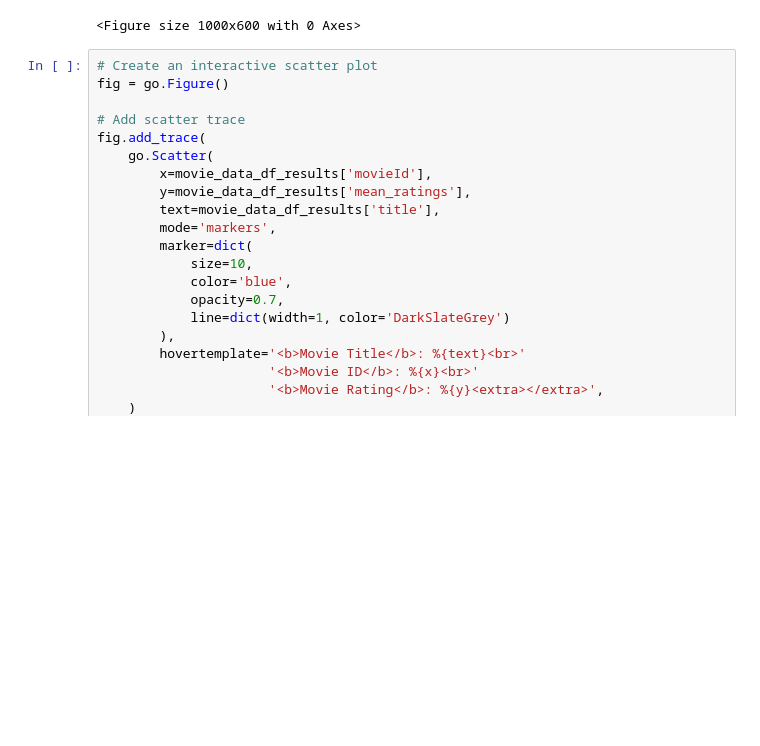
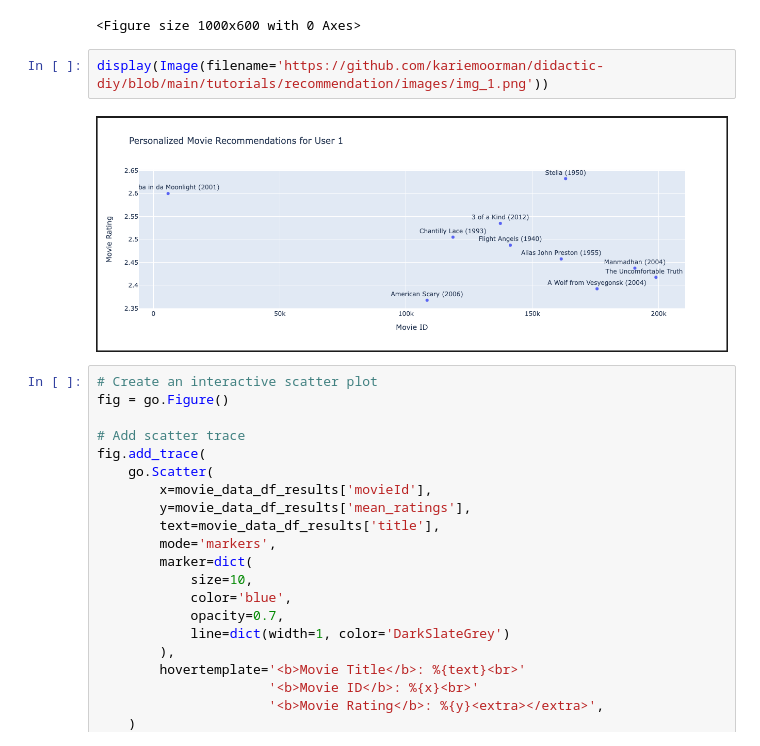
Before and after one commit to kariemoorman/didactic-diy, a Jupyter notebook: tutorials/recommendation/movie_recommendation.ipynb, the cells around one changed output. Cells and saved outputs as stored; diff of their text form; blank space fills up the shorter version.

Commit message:
recommend

```diff
--- a/tutorials/recommendation/movie_recommendation.ipynb
+++ b/tutorials/recommendation/movie_recommendation.ipynb
@@ -380,6 +382,10 @@ fig.update_traces(textposition='top center',texttemplate='')
 fig.show()
 # %% [output]
 <Figure size 1000x600 with 0 Axes>
+# %%
+display(Image(filename='https://github.com/kariemoorman/didactic-diy/blob/main/tutorials/recommendation/images/img_1.png'))
+# %% [output]
+[figure, added]
 # %%
 # Create an interactive scatter plot
 fig = go.Figure()
```
Also changed, not shown: parts of 2 cells of this notebook, 2 other files.
